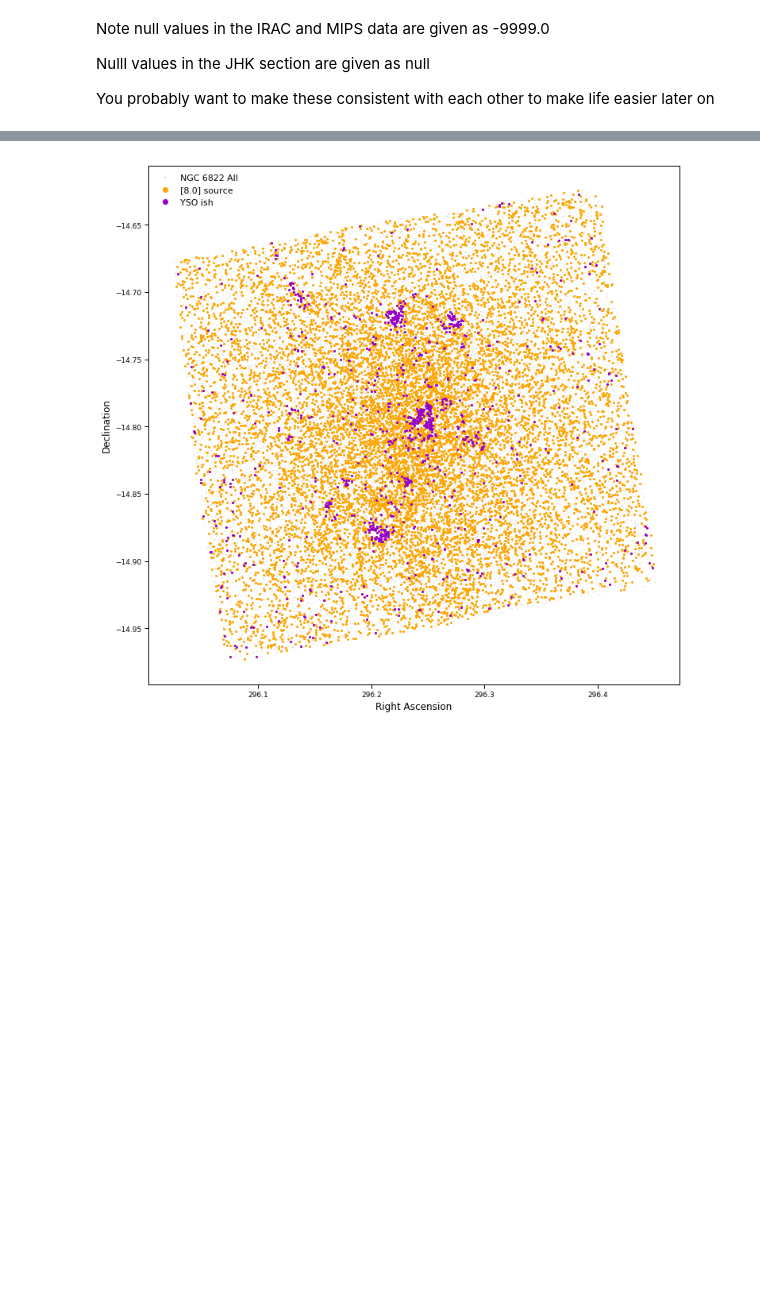
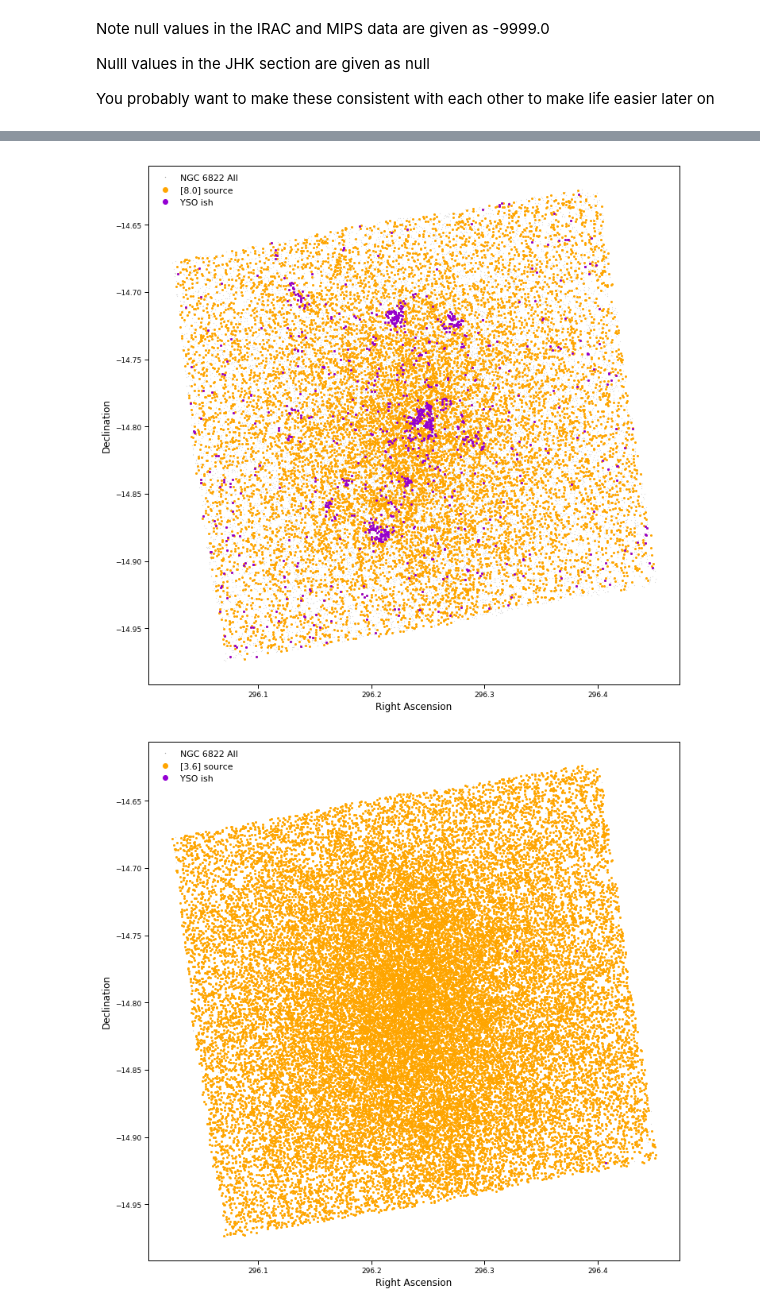
Before and after one commit to MichaelSharp7/YSOs, a Jupyter notebook: NGC6822_eg_trial.ipynb, the cells around one changed output, grey strips where cells are left out. Drawn from its saved outputs; the diff is of its cells as text; code cells hidden in the pictures; blank space fills up the shorter version.

```diff
--- a/NGC6822_eg_trial.ipynb
+++ b/NGC6822_eg_trial.ipynb
@@ -481,30 +528,69 @@ plt.rc("legend", fontsize=11)
 # plt.rcdefaults()                    # Resets the parameters to their default values
 
 # Setting up figure
 plt.figure(figsize=(12,12))
 ax = plt.gca()                        # Sets up active plot region
 
 # Make the actuall plot
 plt.plot(data['RA'], data['Dec'], '.', color='grey', ms=0.2, label="NGC 6822 All")
 
 # Over plot sources with [8.0] data
 plt.plot(data['RA'][CMD80_idx], data['Dec'][CMD80_idx], '.', color='orange', ms=4, label="[8.0] source")
 
 #Over plot sources which make the colour cut criteria
 plt.plot(data['RA'][idx_ysoish_8024], data['Dec'][idx_ysoish_8024], '.', color='darkviolet', ms=4, label="YSO ish")
 
 plt.xlabel('Right Ascension', size=12)
 plt.ylabel('Declination', size=12)
 
 # Add a legend
 plt.legend(loc="upper left",frameon=False, scatterpoints=1, numpoints=1, markerscale=3.)
 
 #plt.savefig("bla.pdf", bbox_inches='tight')    # Saves the figure is uncommented
 plt.show()
 plt.close()
+
+
+
+
+
+# 3645
+# Plot the cataloge data on the sky
+# Setting up plotting sizes
+# plt.rc("text",  usetex=True)         # Allows latex commands
+plt.rc('font', family='sans-serif')
+plt.rc("xtick", labelsize=9)
+plt.rc("ytick", labelsize=9)
+plt.rc("axes", labelsize=9)
+plt.rc("legend", fontsize=11)
+# plt.rcdefaults()                    # Resets the parameters to their default values
+
+# Setting up figure
+plt.figure(figsize=(12,12))
+ax = plt.gca()                        # Sets up active plot region
+
+# Make the actuall plot
+plt.plot(data['RA'], data['Dec'], '.', color='grey', ms=0.2, label="NGC 6822 All")
+
+# Over plot sources with [3.6] data
+plt.plot(data['RA'][CMD36_idx], data['Dec'][CMD36_idx], '.', color='orange', ms=4, label="[3.6] source")
+
+#Over plot sources which make the colour cut criteria
+plt.plot(data['RA'][idx_ysoish_3645], data['Dec'][idx_ysoish_3645], '.', color='darkviolet', ms=4, label="YSO ish")
+
+plt.xlabel('Right Ascension', size=12)
+plt.ylabel('Declination', size=12)
+
+# Add a legend
+plt.legend(loc="upper left",frameon=False, scatterpoints=1, numpoints=1, markerscale=3.)
+
+#plt.savefig("bla.pdf", bbox_inches='tight')    # Saves the figure is uncommented
+plt.show()
+plt.close()
 # %% [output]
 [figure]
 [figure]
 [figure]
 [figure]
 [figure]
+[figure, added]
```
Also changed, not shown: parts of 4 cells of this notebook.
